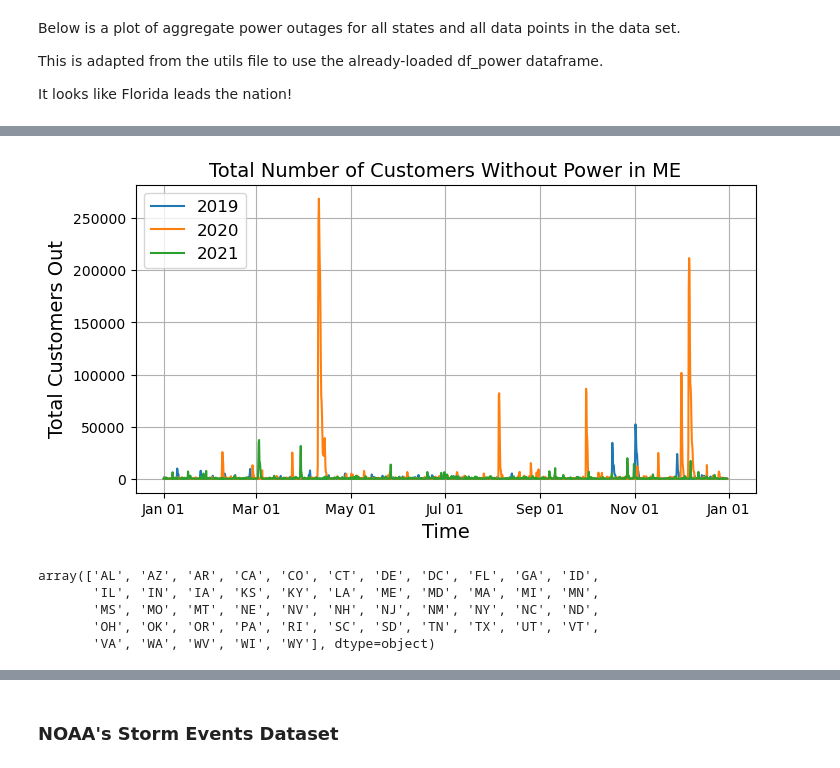
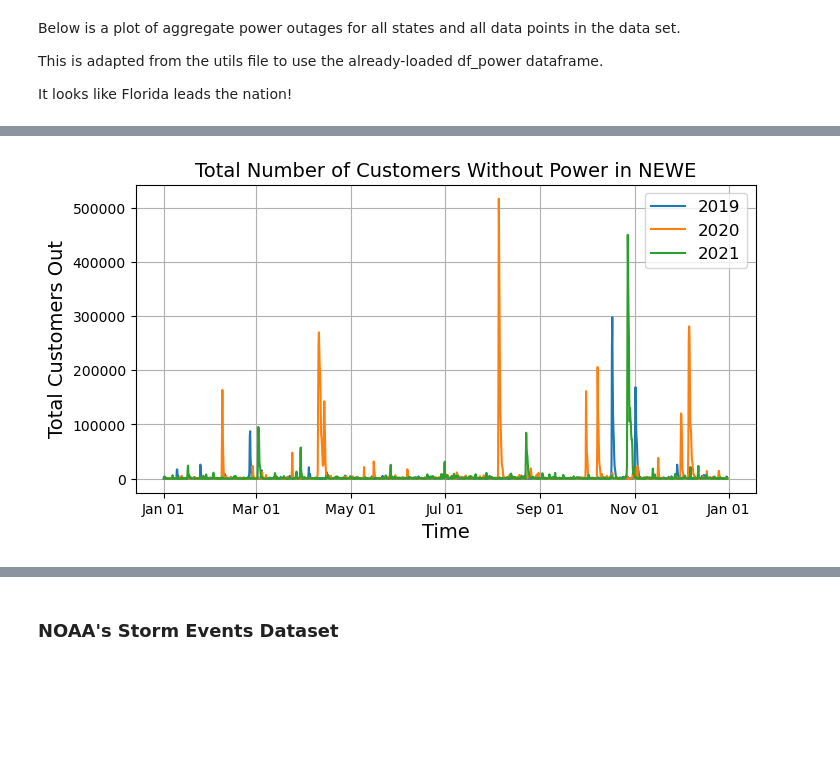
Before and after one commit to aarondweinberg/predictingpoweroutages, a Jupyter notebook: Aaron/EDA_AW.ipynb, the cells around one changed output, grey strips where cells are left out. Saved outputs shown, nothing was run; the diff lists cells and outputs as text; code cells hidden in the pictures; blank space fills up the shorter version.

```diff
--- a/Aaron/EDA_AW.ipynb
+++ b/Aaron/EDA_AW.ipynb
@@ -184,42 +177,35 @@ plt.show()
 # %%
 years = ['2019', '2020', '2021']
-STUSPS = 'ME'
 
+#Identify the subregion and create a list of states in that subregion
+Subregion = 'NEWE'
+states_in_subregion = df_power[df_power['Subregion'] == Subregion]['STUSPS'].unique()
 
 plt.figure(figsize=(8, 4))
 df_power.dropna(subset=['customers_out'], inplace=True)
 
 # Loop through each year and plot the data
 for year in years:
 
-    # Filter df_power for the year and state
-    df_state = df_power[(df_power['YEAR'] == int(year)) & (df_power['STATE'] == STUSPS)].copy()
+    # Filter df_power for the year and subregion
+    df_subregion = df_power[(df_power['YEAR'] == int(year)) & (df_power['Subregion'] == Subregion)].copy()
 
     # Remove the year from 'run_start_time' to stack plots on top of each other
-    df_state['datetime'] = df_state['datetime'].apply(lambda x: x.replace(year=2000))
+    df_subregion['datetime'] = df_subregion['datetime'].apply(lambda x: x.replace(year=2000))
 
     # Group by 'run_start_time' and sum the 'customers_out' for each timestamp
-    df_state_grouped = df_state.groupby('datetime')['customers_out'].sum().reset_index()
+    df_subregion_grouped = df_subregion.groupby('datetime')['customers_out'].sum().reset_index()
 
     # Plot the time history of total customers out
-    plt.plot(df_state_grouped['datetime'], df_state_grouped['customers_out'], linestyle='-', label=year)
+    plt.plot(df_subregion_grouped['datetime'], df_subregion_grouped['customers_out'], linestyle='-', label=year)
 
-plt.title(f'Total Number of Customers Without Power in {STUSPS}', fontsize=14)
+plt.title(f'Total Number of Customers Without Power in {Subregion}', fontsize=14)
 plt.xlabel('Time', fontsize=14)
 plt.ylabel('Total Customers Out', fontsize=14)
 plt.grid(True)
 # Format x-axis to show only month and day, remove year
 plt.gca().xaxis.set_major_formatter(plt.matplotlib.dates.DateFormatter('%b %d'))
 plt.legend(fontsize=12)  # Add legend with specified font size
 plt.show()
 # %% [output]
-[figure, old version]
+[figure, new version]
-# %%
-#List the values of STATE in df_power
-df_power['STATE'].unique()
-# %% [output]
-array(['AL', 'AZ', 'AR', 'CA', 'CO', 'CT', 'DE', 'DC', 'FL', 'GA', 'ID',
-       'IL', 'IN', 'IA', 'KS', 'KY', 'LA', 'ME', 'MD', 'MA', 'MI', 'MN',
-       'MS', 'MO', 'MT', 'NE', 'NV', 'NH', 'NJ', 'NM', 'NY', 'NC', 'ND',
-       'OH', 'OK', 'OR', 'PA', 'RI', 'SC', 'SD', 'TN', 'TX', 'UT', 'VT',
-       'VA', 'WA', 'WV', 'WI', 'WY'], dtype=object)
```
Also changed, not shown: parts of 15 cells of this notebook, 2 other files.
